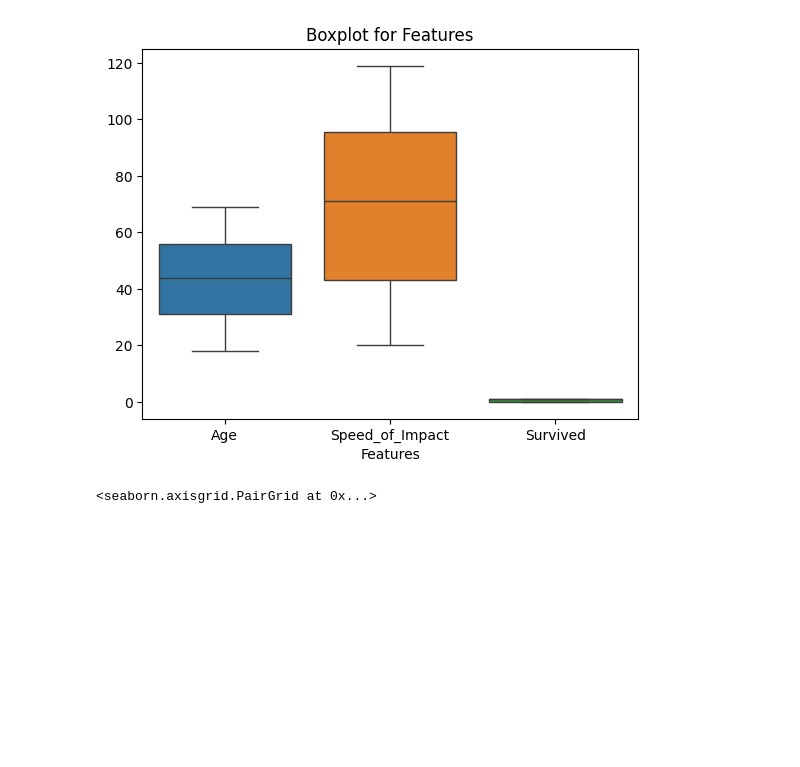
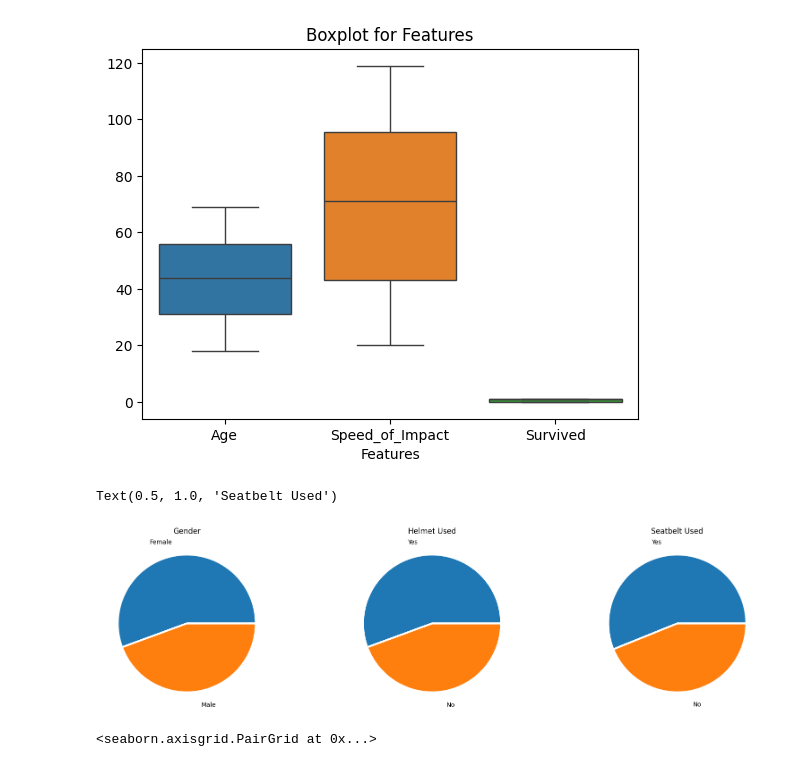
Before and after one commit to bulela00/Road_Accident_Survival-repo, a Jupyter notebook: AccidentSurvival.ipynb, the cells around one changed output. Cells and saved outputs as stored; diff of their text form; code cells hidden in the pictures; blank space fills up the shorter version.

```diff
--- a/AccidentSurvival.ipynb
+++ b/AccidentSurvival.ipynb
@@ -31,6 +34,6 @@ Requirement already satisfied: threadpoolctl<4,>=2.0.0 in /usr/local/lib/python3
 # %%
 # Loading dataset
-df = pd.read_csv('/content/drive/My Drive/accident.csv')  # Replace with your file path
+df = pd.read_csv('accident.csv')
 
 # Display dataset info
 print("Dataset Shape:", df.shape)
@@ -89,6 +108,29 @@ plt.xlabel('Features')
 plt.show()
 # %% [output]
 [figure]
+# %%
+# Categorical data Pie charts
+fig, axes = plt.subplots(1,3,figsize=(20,5))
+# Gender
+gender_count = df['Gender'].value_counts()
+axes[0].pie(gender_count.values, labels=gender_count.index, labeldistance=1.2,
+        wedgeprops = { 'linewidth' : 3, 'edgecolor' : 'white' })
+axes[0].set_title('Gender')
+
+# Helmet_Used
+helmet_use_count = df['Helmet_Used'].value_counts()
+axes[1].pie(helmet_use_count.values, labels=helmet_use_count.index, labeldistance=1.2,
+        wedgeprops = { 'linewidth' : 3, 'edgecolor' : 'white' })
+axes[1].set_title('Helmet Used')
+
+# Seatbelt_Used
+seatbelt_use_count = df['Seatbelt_Used'].value_counts()
+axes[2].pie(seatbelt_use_count.values, labels=seatbelt_use_count.index, labeldistance=1.2,
+        wedgeprops = { 'linewidth' : 3, 'edgecolor' : 'white' })
+axes[2].set_title('Seatbelt Used')
+# %% [output]
+Text(0.5, 1.0, 'Seatbelt Used')
+[figure, added]
 # %%
 # Pairplot using the target variable as the hue
 sns.pairplot(data=df,hue='Survived' )
```
Also changed, not shown: parts of 2 cells of this notebook.
